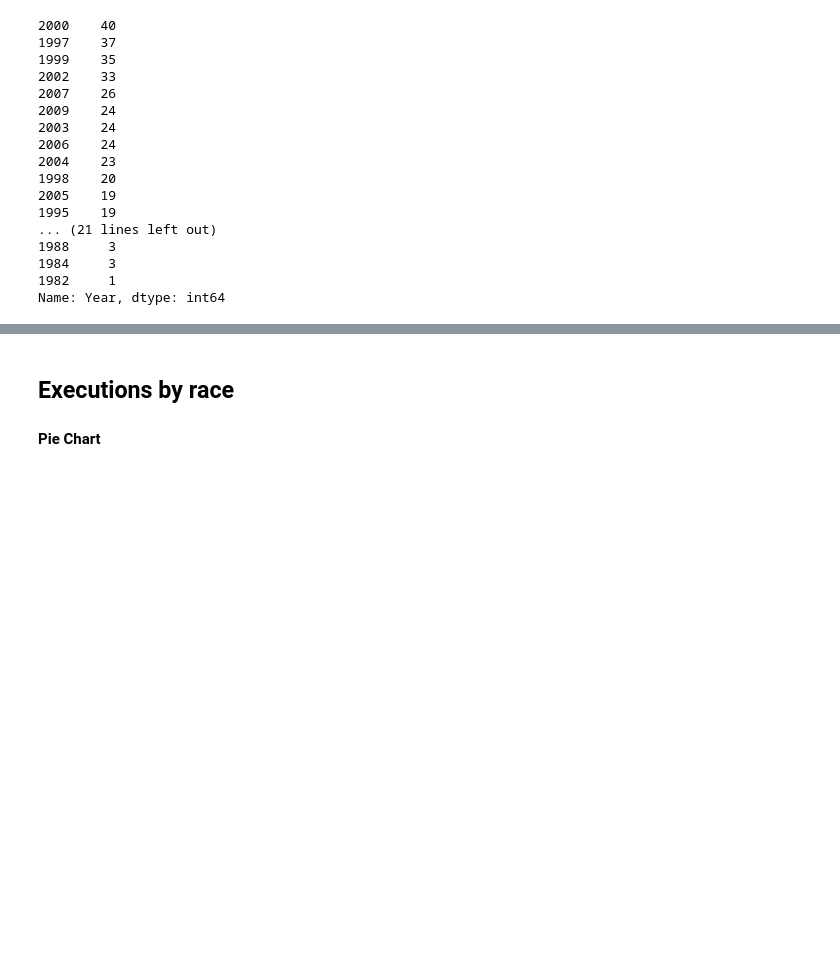
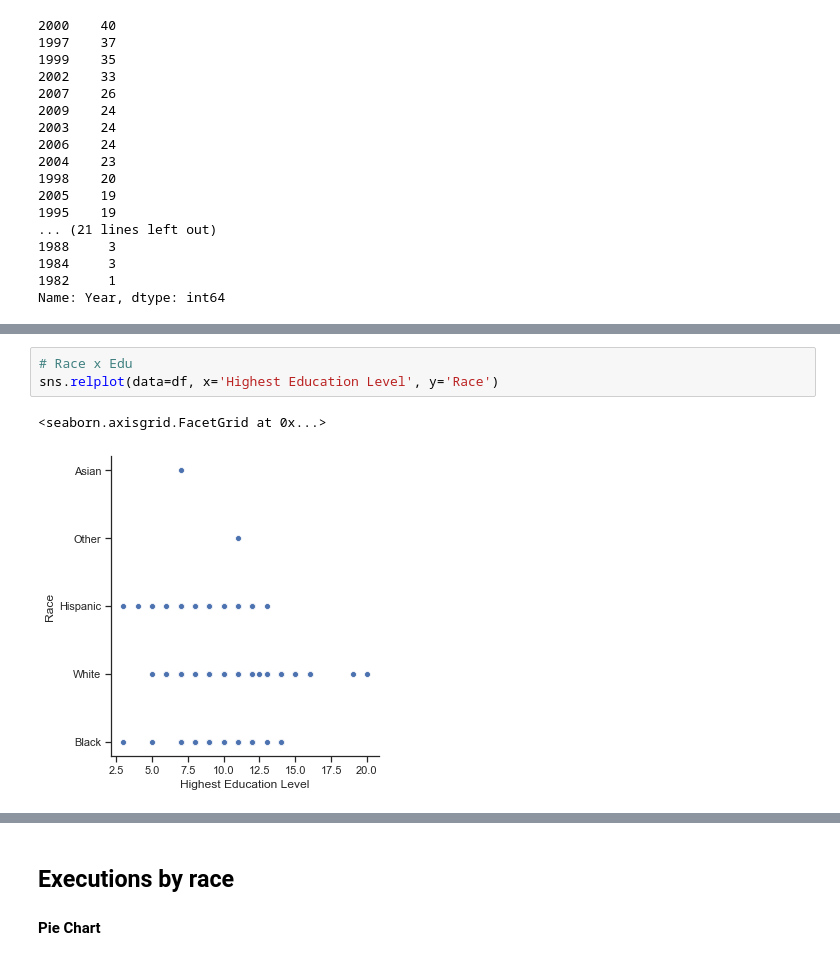
Before and after one commit to aow207/data-studio-projects, a Jupyter notebook: Famous Last Words/Last Words.ipynb, the cells around one changed output, grey strips where cells are left out. Drawn from its saved outputs; the diff is of its cells as text; blank space fills up the shorter version.

```diff
--- a/Famous Last Words/Last Words.ipynb
+++ b/Famous Last Words/Last Words.ipynb
@@ -99,0 +125,6 @@ Name: Year, dtype: int64
+# %%
+# Race x Edu
+sns.relplot(data=df, x='Highest Education Level', y='Race')
+# %% [output]
+<seaborn.axisgrid.FacetGrid at 0x...>
+[figure, added]
```
Also changed, not shown: parts of 11 cells of this notebook, 11 other files.
